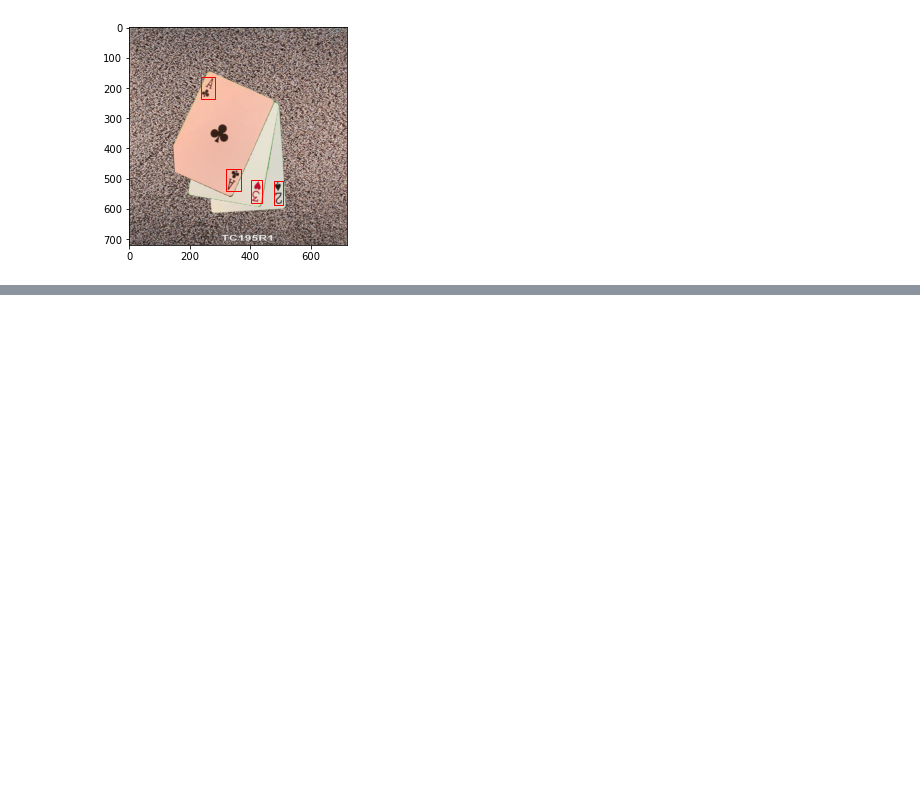
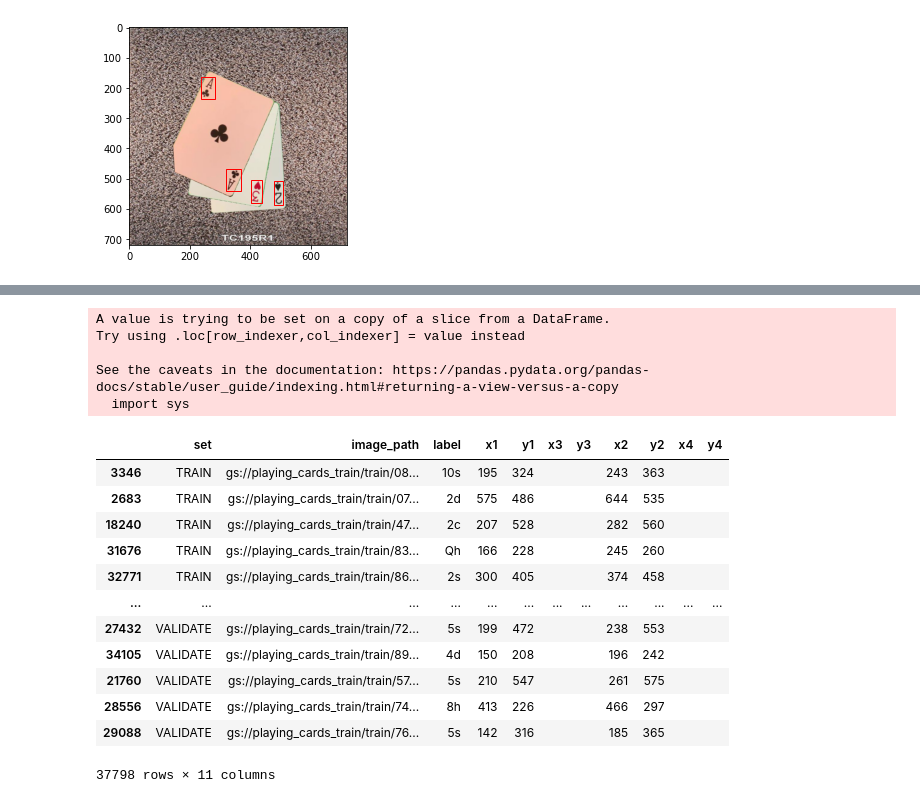
Before and after one commit to mcgovey/compvision-playing-card-detection, a Jupyter notebook: creating_playing_cards_dataset.ipynb, the cells around one changed output, grey strips where cells are left out. Drawn from its saved outputs; the diff is of its cells as text; code cells hidden in the pictures; blank space fills up the shorter version.

```diff
--- a/creating_playing_cards_dataset.ipynb
+++ b/creating_playing_cards_dataset.ipynb
@@ -1208,0 +1262,30 @@ plt.show()
+# %%
+from sklearn.model_selection import train_test_split
+
+train, test = train_test_split(gcp_img_class, test_size=0.2)
+train, validate = train_test_split(train, test_size=0.15)
+train['set'] = 'TRAIN'
+validate['set'] = 'VALIDATE'
+test['set'] = 'TEST'
+
+gcp_img_class = pd.concat([train,test,validate])
+gcp_img_class
+# %% [output]
+A value is trying to be set on a copy of a slice from a DataFrame.
+Try using .loc[row_indexer,col_indexer] = value instead
+
+See the caveats in the documentation: https://pandas.pydata.org/pandas-docs/stable/user_guide/indexing.html#returning-a-view-versus-a-copy
+  import sys
+|  | set | image_path | label | x1 | y1 | x3 | y3 | x2 | y2 | x4 | y4 |
+| 3346 | TRAIN | gs://playing_cards_train/train/08... | 10s | 195 | 324 |  |  | 243 | 363 |  |  |
+| 2683 | TRAIN | gs://playing_cards_train/train/07... | 2d | 575 | 486 |  |  | 644 | 535 |  |  |
+| 18240 | TRAIN | gs://playing_cards_train/train/47... | 2c | 207 | 528 |  |  | 282 | 560 |  |  |
+| 31676 | TRAIN | gs://playing_cards_train/train/83... | Qh | 166 | 228 |  |  | 245 | 260 |  |  |
+| 32771 | TRAIN | gs://playing_cards_train/train/86... | 2s | 300 | 405 |  |  | 374 | 458 |  |  |
+| ... | ... | ... | ... | ... | ... | ... | ... | ... | ... | ... | ... |
+| 27432 | VALIDATE | gs://playing_cards_train/train/72... | 5s | 199 | 472 |  |  | 238 | 553 |  |  |
+| 34105 | VALIDATE | gs://playing_cards_train/train/89... | 4d | 150 | 208 |  |  | 196 | 242 |  |  |
+| 21760 | VALIDATE | gs://playing_cards_train/train/57... | 5s | 210 | 547 |  |  | 261 | 575 |  |  |
+| 28556 | VALIDATE | gs://playing_cards_train/train/74... | 8h | 413 | 226 |  |  | 466 | 297 |  |  |
+| 29088 | VALIDATE | gs://playing_cards_train/train/76... | 5s | 142 | 316 |  |  | 185 | 365 |  |  |
+37798 rows × 11 columns
```
Also changed, not shown: parts of 11 cells of this notebook, 1 other file.
